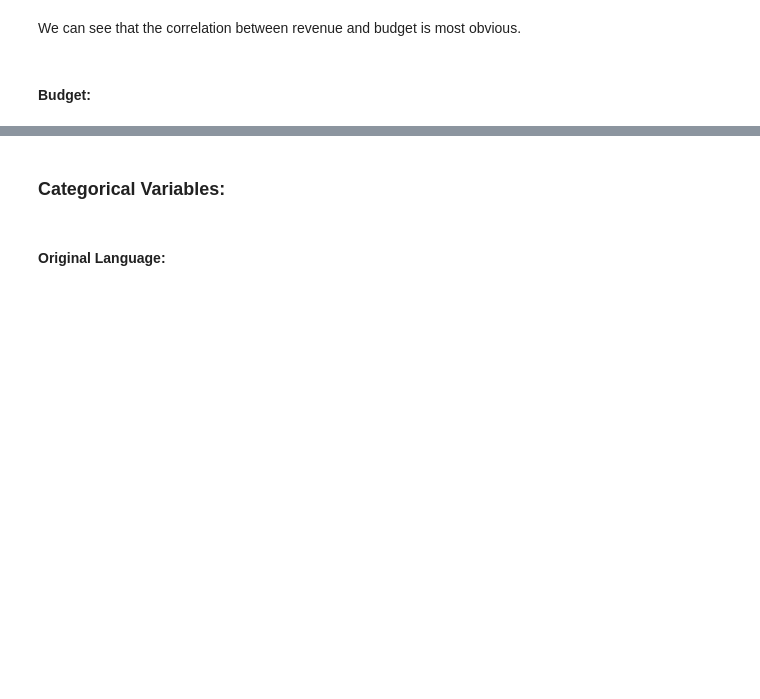
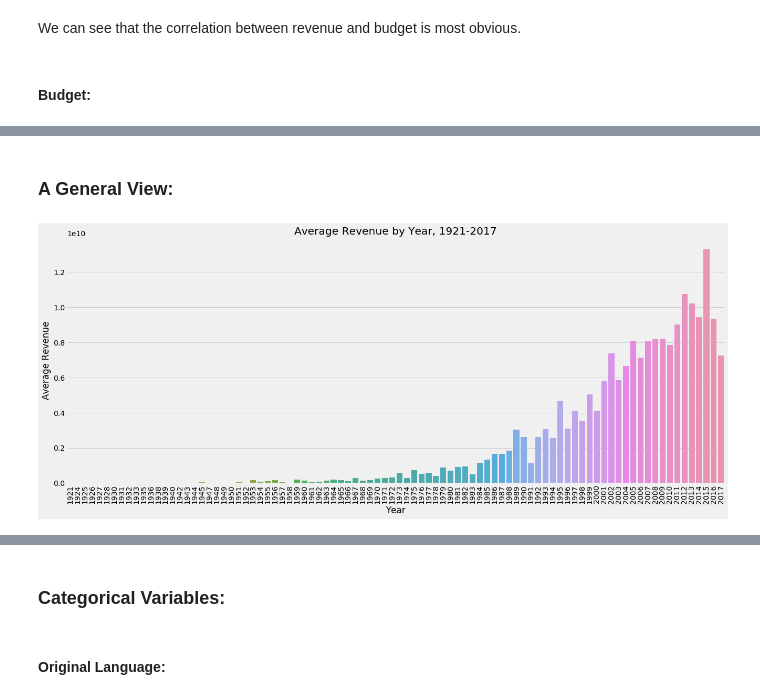
Before and after one commit to AmazingSean/kaggle_box_office, a Jupyter notebook: box_office_pred/src/Untitled.ipynb, the cells around one changed output, grey strips where cells are left out. Saved outputs shown, nothing was run; the diff lists cells and outputs as text; code cells hidden in the pictures; blank space fills up the shorter version.

Commit message:
explore released_date and other variables

```diff
--- a/box_office_pred/src/Untitled.ipynb
+++ b/box_office_pred/src/Untitled.ipynb
@@ -177,0 +192,20 @@ sns.jointplot(x=train['runtime'], y=train['revenue'], height=9, ratio=6)
+# %%
+#Since only last two digits of year are provided, this is the correct way of getting the year.
+train[['release_month','release_day','release_year']]=train['release_date'].str.split('/',expand=True).replace(np.nan, -1).astype(int)
+# Some rows have 4 digits of year instead of 2, that's why I am applying (train['release_year'] < 100) this condition
+train.loc[ (train['release_year'] <= 19) & (train['release_year'] < 100), "release_year"] += 2000
+train.loc[ (train['release_year'] > 19)  & (train['release_year'] < 100), "release_year"] += 1900
+
+releaseDate = pd.to_datetime(train['release_date'])
+train['release_dayofweek'] = releaseDate.dt.dayofweek
+train['release_quarter'] = releaseDate.dt.quarter
+# %% [markdown]
+### A General View:
+# %%
+avg_rev_by_year = train.groupby('release_year')['revenue'].sum()
+avg_rev_by_year_plot = sns.barplot(x=avg_rev_by_year.index, y=avg_rev_by_year.values)
+avg_rev_by_year_plot.set_xticklabels(labels=avg_rev_by_year.index, rotation=90)
+avg_rev_by_year_plot.set(xlabel='Year', ylabel='Average Revenue', title='Average Revenue by Year, 1921-2017')
+plt.show()
+# %% [output]
+[figure, added]
```
Also changed, not shown: parts of 31 cells of this notebook, 3 other files.
